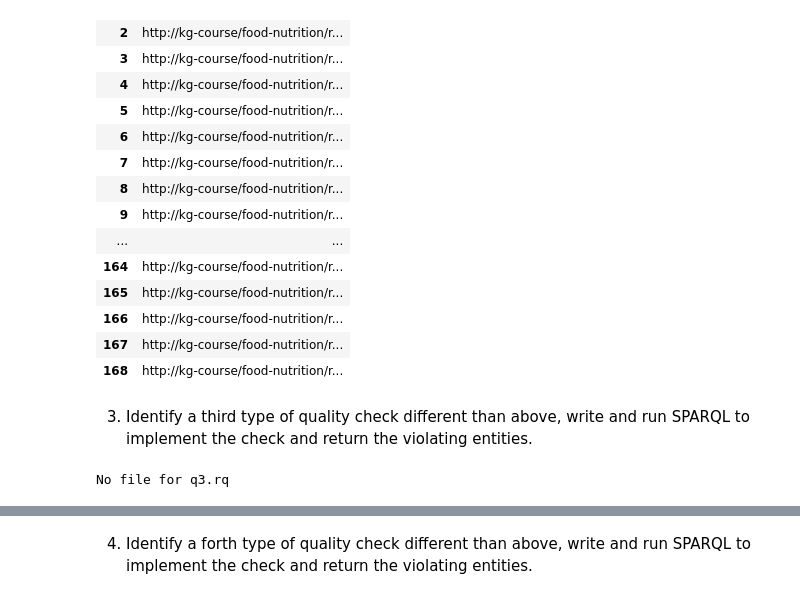
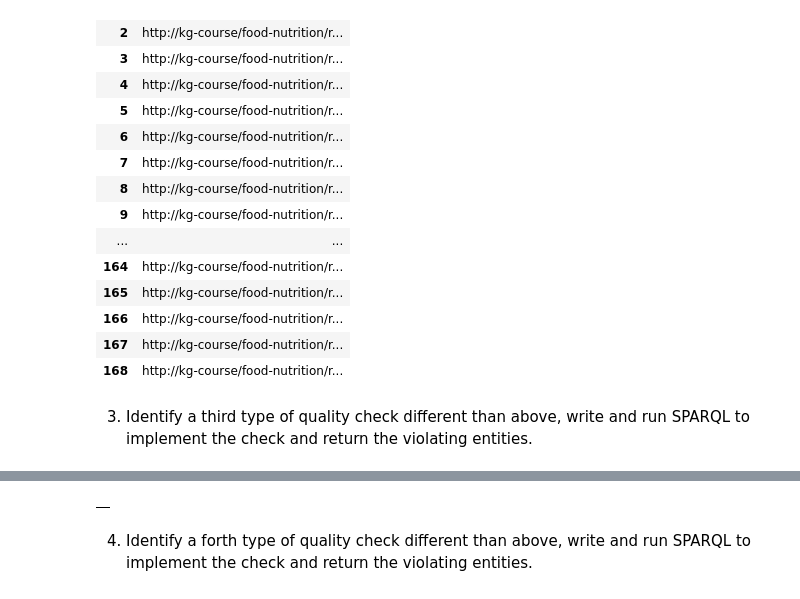
Before and after one commit to iscomper/BMKG-Assignemnt-2, a Jupyter notebook: Assignment2 Template.ipynb, the cells around one changed output, grey strips where cells are left out. Cells and saved outputs as stored; diff of their text form; code cells hidden in the pictures.

Commit message:
Add check unique values for keywords and ingredients

```diff
--- a/Assignment2 Template.ipynb
+++ b/Assignment2 Template.ipynb
@@ -122,7 +121,7 @@ run_query(g, 'check_for_existing_type.rq')
 | 168 | http://kg-course/food-nutrition/r... |
 # %% [markdown]
 3. Identify a third type of quality check different than above, write and run SPARQL to implement the check and return the violating entities.
-# %%
-run_query(g, 'q3.rq')
-# %% [output]
-No file for q3.rq
+# %%
+#run_query(g, 'check_unique_ingredients.rq')
+run_query(g, 'check_unique_keyword.rq')
+# %% [output]
@@ -129,3 +129,4 @@ No file for q3.rq
+|  |
 # %% [markdown]
 4. Identify a forth type of quality check different than above, write and run SPARQL to implement the check and return the violating entities.
 # %%
```
Also changed, not shown: parts of 2 cells of this notebook, 2 other files.
